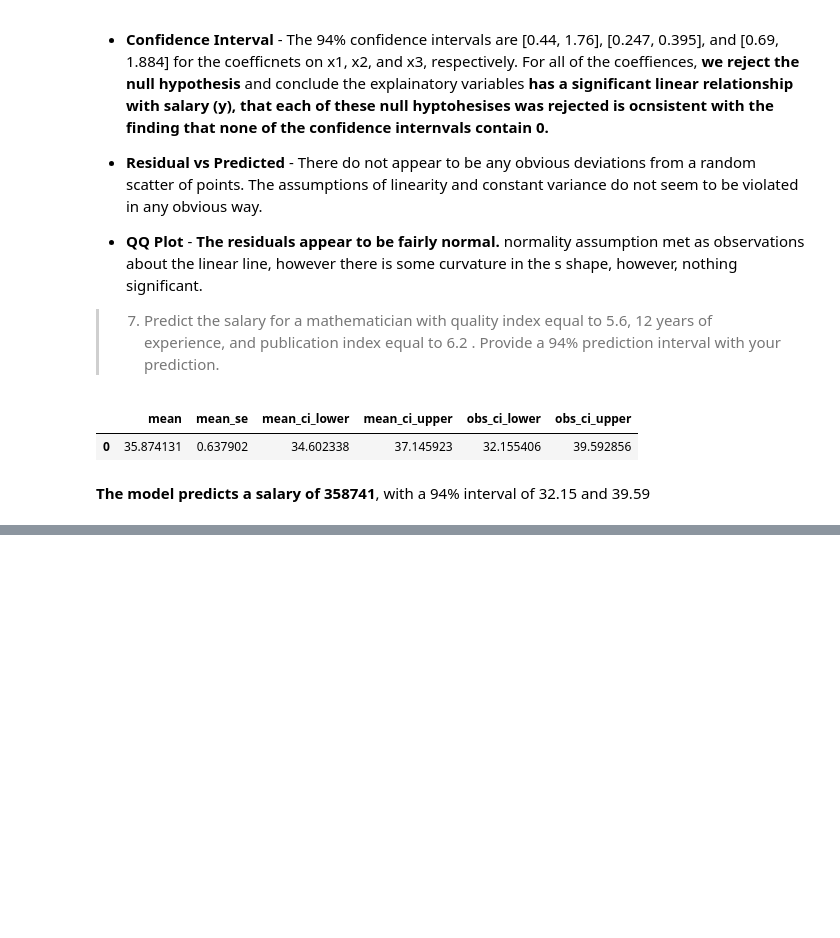
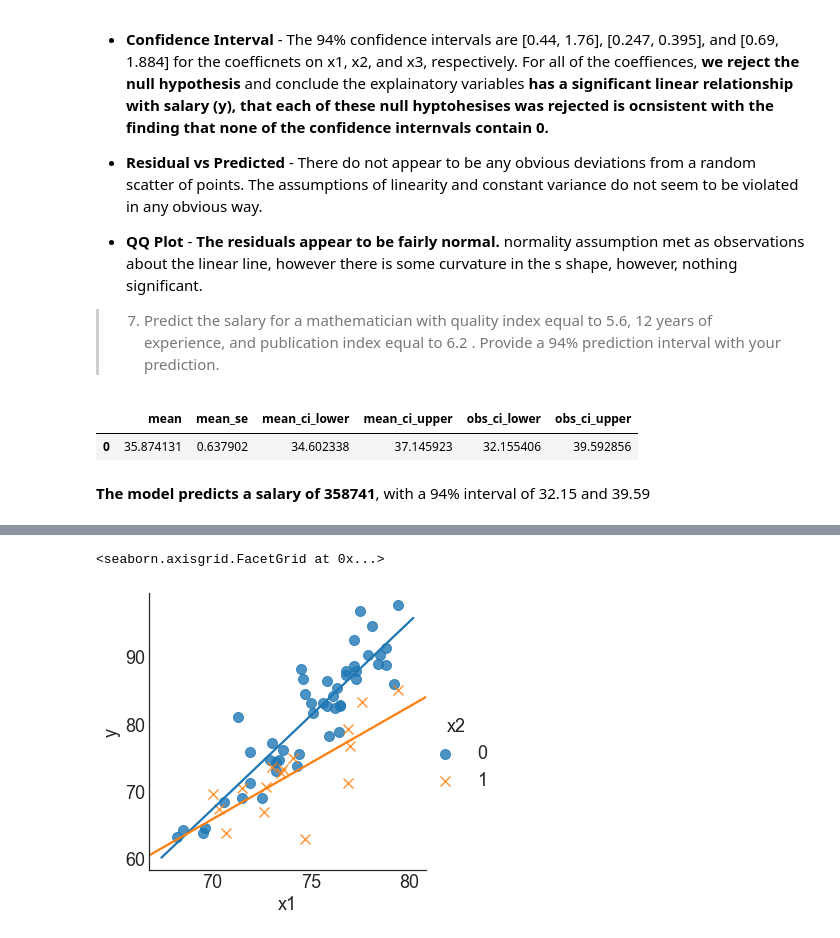
Before and after one commit to naivelogic/Machine_Learning_Notebooks, a Jupyter notebook: Data_Science/Stats Foundation/Regression Methods/[lab] Purdue Applied Regression Analysis.ipynb, the cells around one changed output, grey strips where cells are left out. Saved outputs shown, nothing was run; the diff lists cells and outputs as text; code cells hidden in the pictures; blank space fills up the shorter version.

```diff
--- a/Data_Science/Stats Foundation/Regression Methods/[lab] Purdue Applied Regression Analysis.ipynb
+++ b/Data_Science/Stats Foundation/Regression Methods/[lab] Purdue Applied Regression Analysis.ipynb
@@ -543,0 +910,4 @@ __The model predicts a salary of 358741__, with a 94% interval of 32.15 and 39.5
+# %%
+tax = pd.read_table("http://www.stat.purdue.edu/~lingsong/teaching/2018fall/Datasets/CH08PR24.dat",
+                    header=None, names=['y','x1', 'x2'],delim_whitespace=True)
+tax.head()
@@ -543,0 +921,6 @@ __The model predicts a salary of 358741__, with a 94% interval of 32.15 and 39.5
+# %%
+sns.lmplot(x ='x1', y = 'y', data = tax, hue = 'x2',
+           ci = None, markers=["o", "x"])
+# %% [output]
+<seaborn.axisgrid.FacetGrid at 0x...>
+[figure, added]
```
Also changed, not shown: parts of 47 cells of this notebook.
